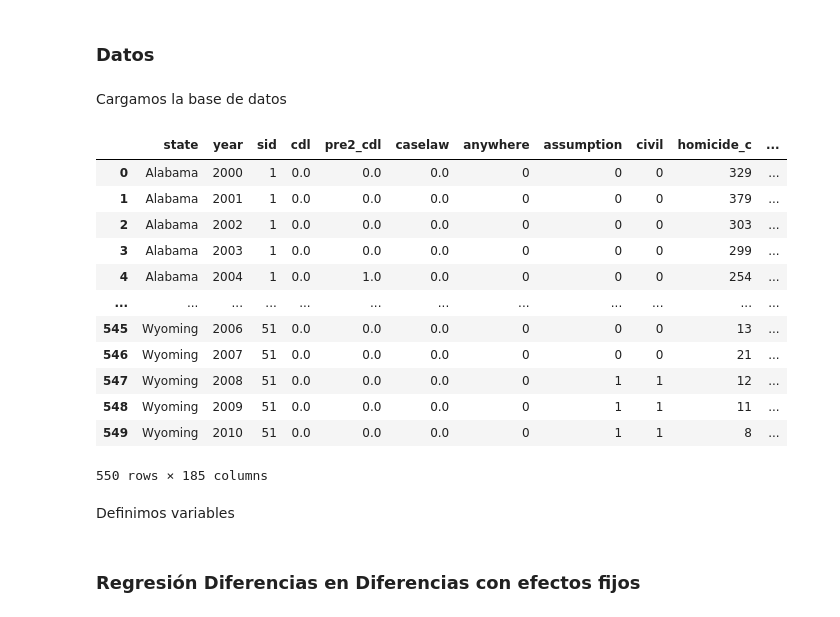
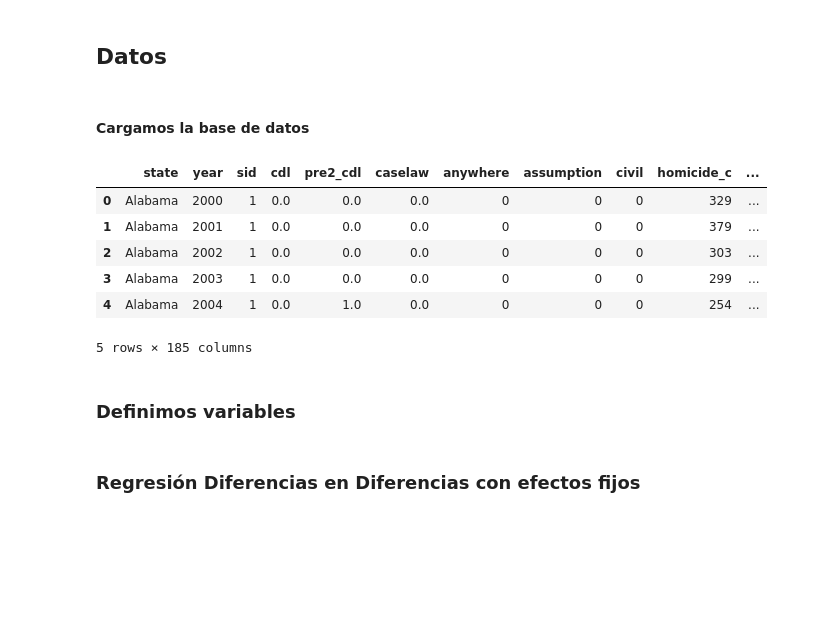
Before and after one commit to MendozaC25/09-Econometria_Aplic._Av, a Jupyter notebook: PD_1/diff_diff.ipynb, the cells around one changed output. Cells and saved outputs as stored; diff of their text form; code cells hidden in the pictures; blank space fills up the shorter version.

```diff
--- a/PD_1/diff_diff.ipynb
+++ b/PD_1/diff_diff.ipynb
@@ -38,27 +37,21 @@ import pyfixest as pf
 # %% [markdown]
-### Datos
+## Datos
 # %% [markdown]
-Cargamos la base de datos
+#### Cargamos la base de datos
 # %%
 # Importamos los datos
-df = pd.read_stata("Bases de Datos .dta/castle.dta")
-df
+df = pd.read_stata("https://github.com/MendozaC25/09-Econometria_Aplic._Av/raw/refs/heads/main/PD_1/castle.dta")
+df.head()
 # %% [output]
 |  | state | year | sid | cdl | pre2_cdl | caselaw | anywhere | assumption | civil | homicide_c | ... |
 | 0 | Alabama | 2000 | 1 | 0.0 | 0.0 | 0.0 | 0 | 0 | 0 | 329 | ... |
 | 1 | Alabama | 2001 | 1 | 0.0 | 0.0 | 0.0 | 0 | 0 | 0 | 379 | ... |
 | 2 | Alabama | 2002 | 1 | 0.0 | 0.0 | 0.0 | 0 | 0 | 0 | 303 | ... |
 | 3 | Alabama | 2003 | 1 | 0.0 | 0.0 | 0.0 | 0 | 0 | 0 | 299 | ... |
 | 4 | Alabama | 2004 | 1 | 0.0 | 1.0 | 0.0 | 0 | 0 | 0 | 254 | ... |
-| ... | ... | ... | ... | ... | ... | ... | ... | ... | ... | ... | ... |
-| 545 | Wyoming | 2006 | 51 | 0.0 | 0.0 | 0.0 | 0 | 0 | 0 | 13 | ... |
-| 546 | Wyoming | 2007 | 51 | 0.0 | 0.0 | 0.0 | 0 | 0 | 0 | 21 | ... |
-| 547 | Wyoming | 2008 | 51 | 0.0 | 0.0 | 0.0 | 0 | 1 | 1 | 12 | ... |
-| 548 | Wyoming | 2009 | 51 | 0.0 | 0.0 | 0.0 | 0 | 1 | 1 | 11 | ... |
-| 549 | Wyoming | 2010 | 51 | 0.0 | 0.0 | 0.0 | 0 | 1 | 1 | 8 | ... |
-550 rows × 185 columns
+5 rows × 185 columns
-# %% [markdown]
-Definimos variables
+# %% [markdown]
+### Definimos variables
 # %%
 crime1 =        ['jhcitizen_c', 'jhpolice_c', 'murder', 'homicide',  'robbery', 'assault', 'burglary', 'larceny',
                  'motor', 'robbery_gun_r'] # Crimen
```
Also changed, not shown: parts of 22 cells of this notebook, 4 other files.
